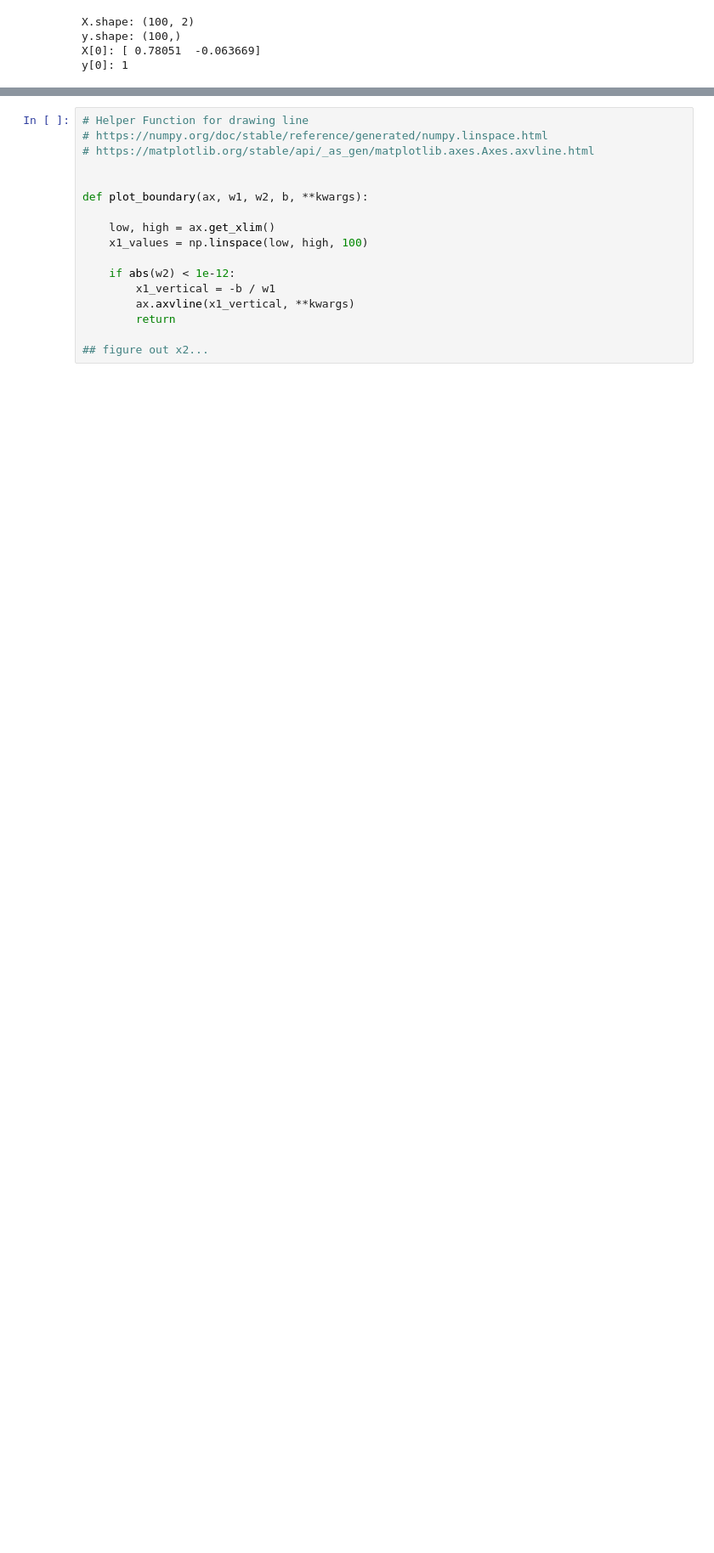
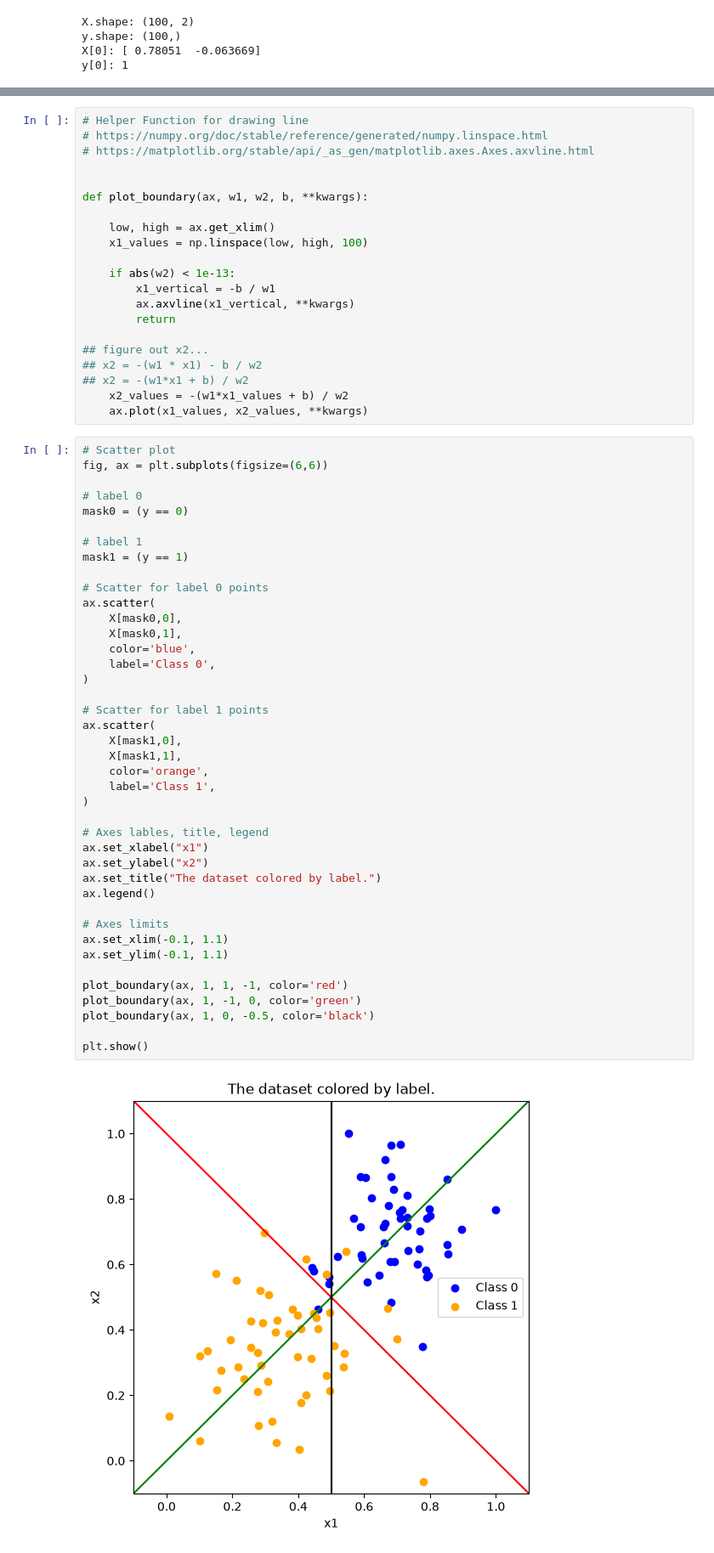
Before and after one commit to Jordanbailey-csci/Perceptron, a Jupyter notebook: Assignment_6/perceptron.ipynb, the cells around one changed output, grey strips where cells are left out. Shown at 85% size. Cells and saved outputs as stored; diff of their text form; blank space fills up the shorter version.

```diff
--- a/Assignment_6/perceptron.ipynb
+++ b/Assignment_6/perceptron.ipynb
@@ -110,9 +110,56 @@ def plot_boundary(ax, w1, w2, b, **kwargs):
     low, high = ax.get_xlim()
     x1_values = np.linspace(low, high, 100)
 
-    if abs(w2) < 1e-12:
+    if abs(w2) < 1e-13:
         x1_vertical = -b / w1
         ax.axvline(x1_vertical, **kwargs)
         return
 
 ## figure out x2...
+## x2 = -(w1 * x1) - b / w2
+## x2 = -(w1*x1 + b) / w2
+    x2_values = -(w1*x1_values + b) / w2
+    ax.plot(x1_values, x2_values, **kwargs)
+# %%
+# Scatter plot
+fig, ax = plt.subplots(figsize=(6,6))
+
+# label 0
+mask0 = (y == 0)
+
+# label 1
+mask1 = (y == 1)
+
+# Scatter for label 0 points
+ax.scatter(
+    X[mask0,0],
+    X[mask0,1],
+    color='blue',
+    label='Class 0',
+)
+
+# Scatter for label 1 points
+ax.scatter(
+    X[mask1,0],
+    X[mask1,1],
+    color='orange',
+    label='Class 1',
+)
+
+# Axes lables, title, legend
+ax.set_xlabel("x1")
+ax.set_ylabel("x2")
+ax.set_title("The dataset colored by label.")
+ax.legend()
+
+# Axes limits
+ax.set_xlim(-0.1, 1.1)
+ax.set_ylim(-0.1, 1.1)
+
+plot_boundary(ax, 1, 1, -1, color='red')
+plot_boundary(ax, 1, -1, 0, color='green')
+plot_boundary(ax, 1, 0, -0.5, color='black')
+
+plt.show()
+# %% [output]
+[figure, added]
```
